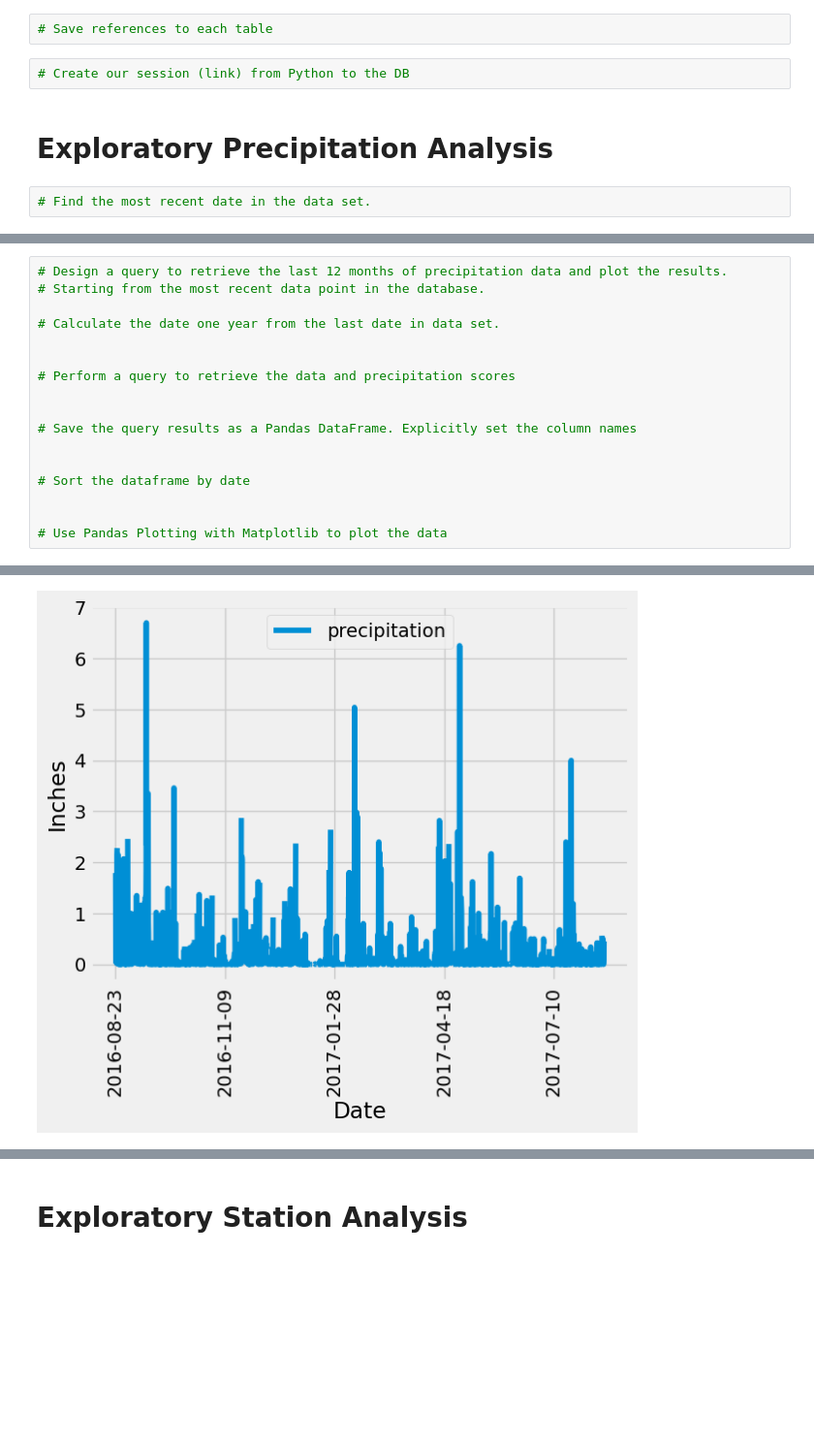
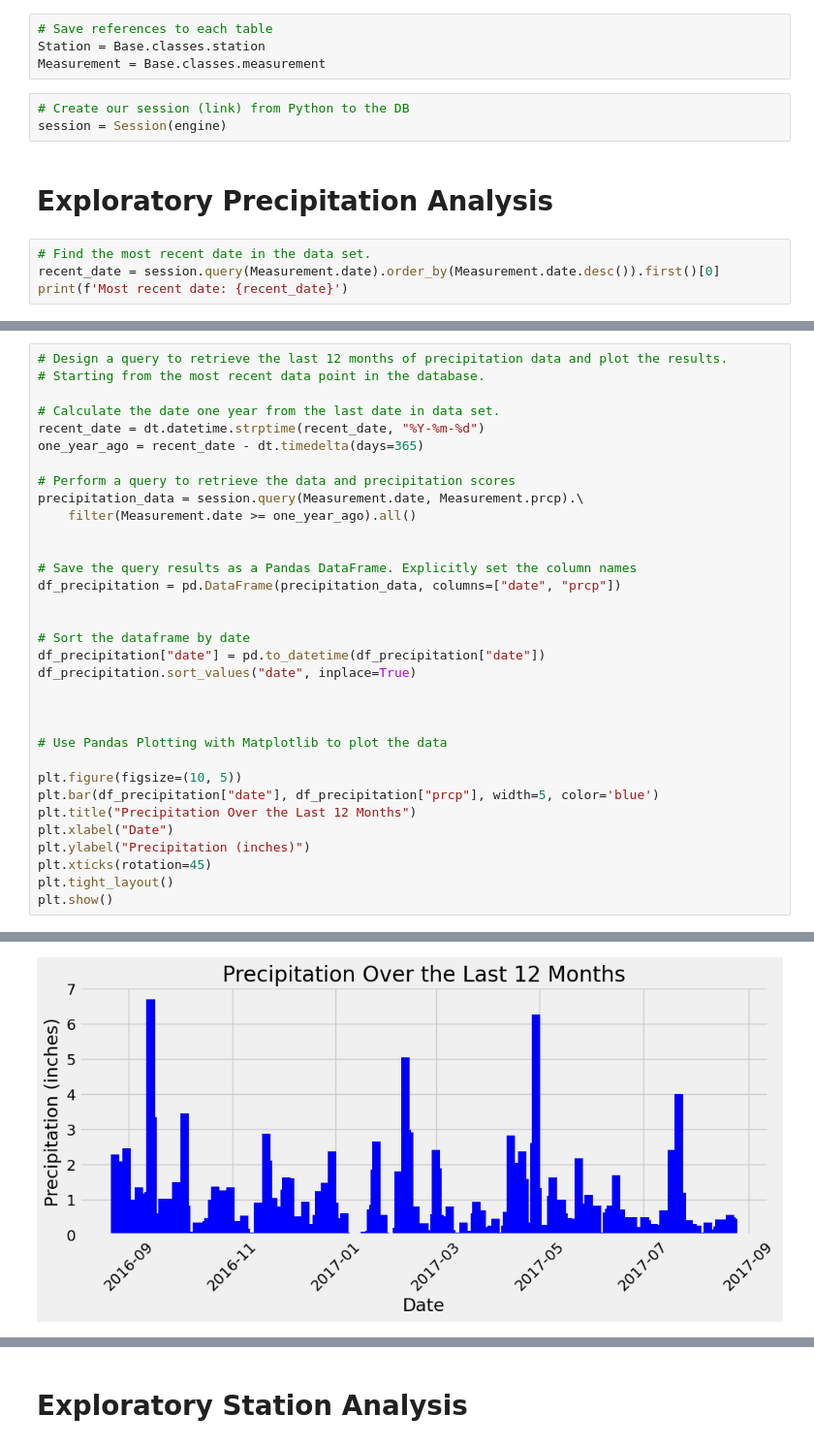
Before and after one commit to leahmathena/sqlalchemy-challenge, a Jupyter notebook: SurfsUp/climate_starter.ipynb, the cells around one changed output, grey strips where cells are left out. Shown: that part at 97% size. Cells and saved outputs as stored; diff of their text form; blank space fills up the shorter version.

```diff
--- a/SurfsUp/climate_starter.ipynb
+++ b/SurfsUp/climate_starter.ipynb
@@ -33,9 +34,14 @@ Measurement = Base.classes.measurement
 # %%
 # Save references to each table
+Station = Base.classes.station
+Measurement = Base.classes.measurement
 # %%
 # Create our session (link) from Python to the DB
+session = Session(engine)
 # %% [markdown]
 # Exploratory Precipitation Analysis
 # %%
 # Find the most recent date in the data set.
+recent_date = session.query(Measurement.date).order_by(Measurement.date.desc()).first()[0]
+print(f'Most recent date: {recent_date}')
 # %% [output]
@@ -45,16 +51,32 @@ Measurement = Base.classes.measurement
 # Starting from the most recent data point in the database.
 
 # Calculate the date one year from the last date in data set.
-
+recent_date = dt.datetime.strptime(recent_date, "%Y-%m-%d")
+one_year_ago = recent_date - dt.timedelta(days=365)
 
 # Perform a query to retrieve the data and precipitation scores
+precipitation_data = session.query(Measurement.date, Measurement.prcp).\
+    filter(Measurement.date >= one_year_ago).all()
 
 
 # Save the query results as a Pandas DataFrame. Explicitly set the column names
+df_precipitation = pd.DataFrame(precipitation_data, columns=["date", "prcp"])
 
 
 # Sort the dataframe by date
+df_precipitation["date"] = pd.to_datetime(df_precipitation["date"])
+df_precipitation.sort_values("date", inplace=True)
+
 
 
 # Use Pandas Plotting with Matplotlib to plot the data
+
+plt.figure(figsize=(10, 5))
+plt.bar(df_precipitation["date"], df_precipitation["prcp"], width=5, color='blue')
+plt.title("Precipitation Over the Last 12 Months")
+plt.xlabel("Date")
+plt.ylabel("Precipitation (inches)")
+plt.xticks(rotation=45)
+plt.tight_layout()
+plt.show()
 # %% [output]
@@ -62,3 +83,3 @@ Text(0, 0.5, 'Inches')
-[figure, old version]
+[figure, new version]
 # %%
 # Use Pandas to calculate the summary statistics for the precipitation data
```
Also changed, not shown: parts of 10 cells of this notebook.
